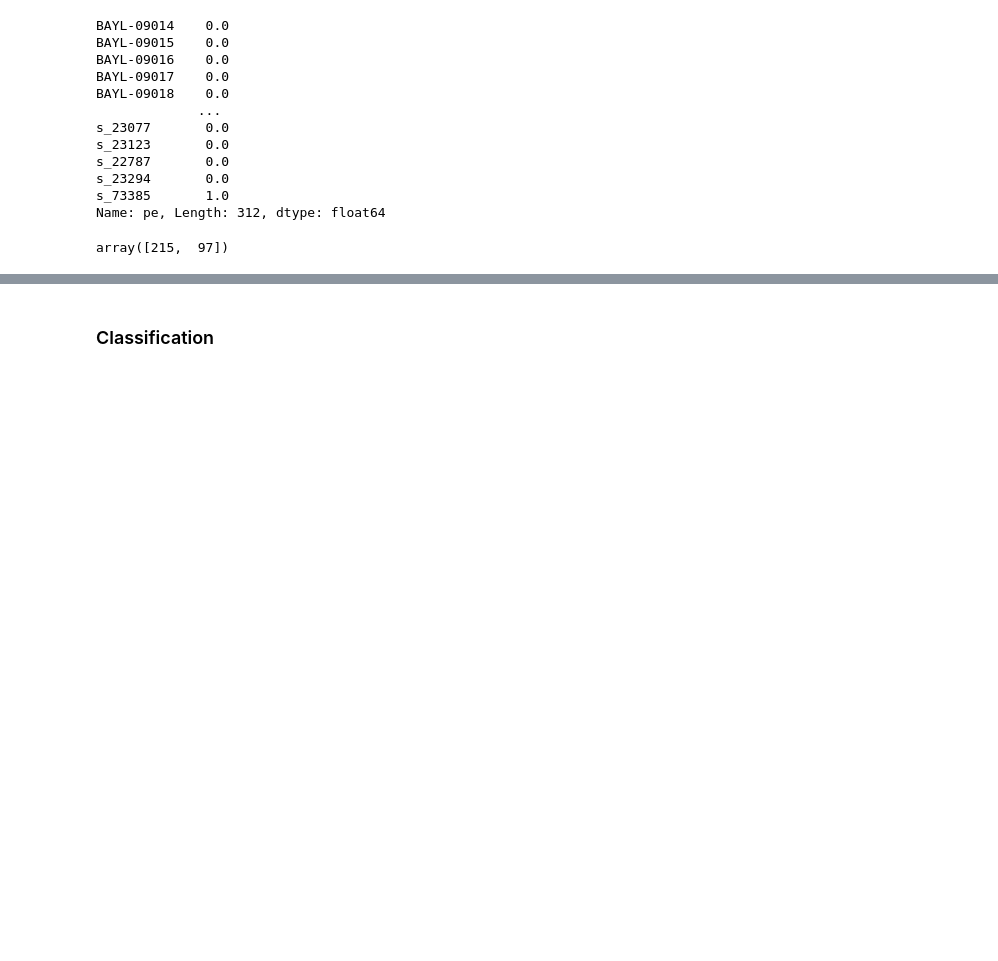
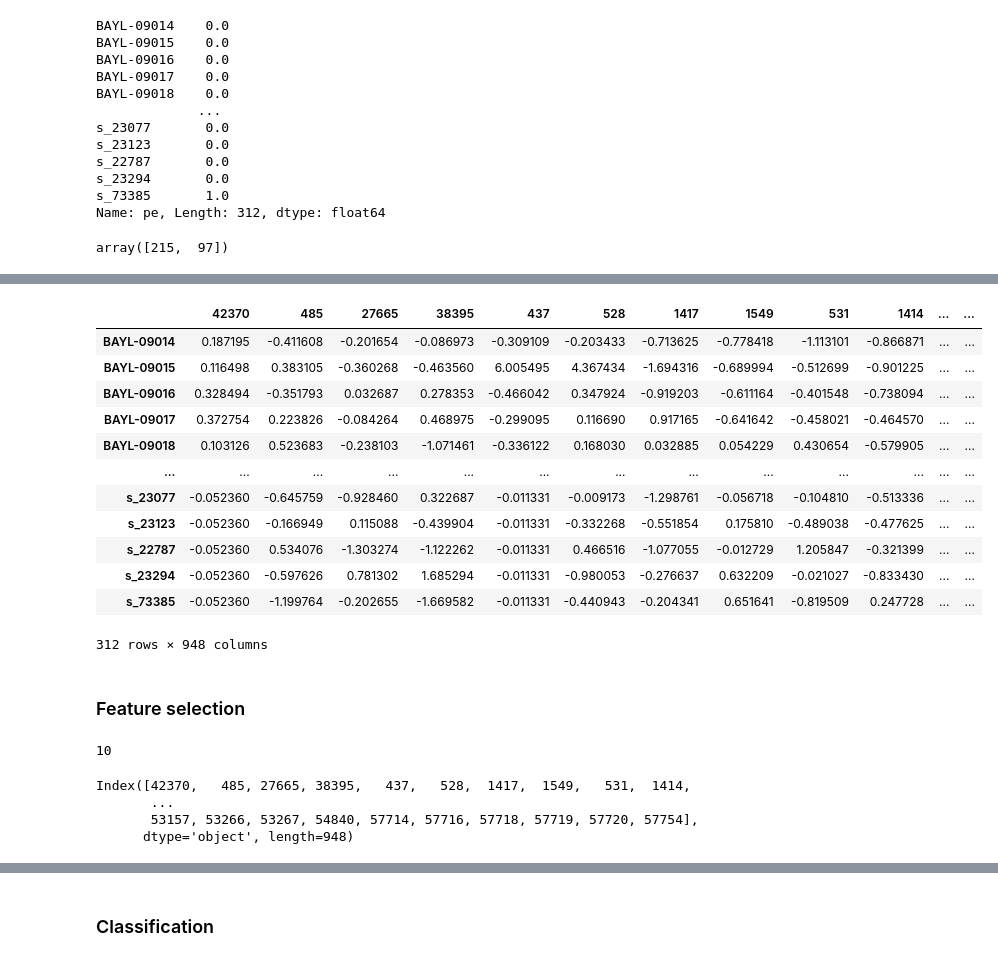
Before and after one commit to lucijamilicic/metabolomics_research, a Jupyter notebook: Metabolomics.ipynb, the cells around one changed output, grey strips where cells are left out. Saved outputs shown, nothing was run; the diff lists cells and outputs as text; code cells hidden in the pictures; blank space fills up the shorter version.

```diff
--- a/Metabolomics.ipynb
+++ b/Metabolomics.ipynb
@@ -302,0 +368,18 @@ df.head()
+# %%
+df
+# %% [output]
+|  | 42370 | 485 | 27665 | 38395 | 437 | 528 | 1417 | 1549 | 531 | 1414 | ... | ... |
+| BAYL-09014 | 0.187195 | -0.411608 | -0.201654 | -0.086973 | -0.309109 | -0.203433 | -0.713625 | -0.778418 | -1.113101 | -0.866871 | ... | ... |
+| BAYL-09015 | 0.116498 | 0.383105 | -0.360268 | -0.463560 | 6.005495 | 4.367434 | -1.694316 | -0.689994 | -0.512699 | -0.901225 | ... | ... |
+| BAYL-09016 | 0.328494 | -0.351793 | 0.032687 | 0.278353 | -0.466042 | 0.347924 | -0.919203 | -0.611164 | -0.401548 | -0.738094 | ... | ... |
+| BAYL-09017 | 0.372754 | 0.223826 | -0.084264 | 0.468975 | -0.299095 | 0.116690 | 0.917165 | -0.641642 | -0.458021 | -0.464570 | ... | ... |
+| BAYL-09018 | 0.103126 | 0.523683 | -0.238103 | -1.071461 | -0.336122 | 0.168030 | 0.032885 | 0.054229 | 0.430654 | -0.579905 | ... | ... |
+| ... | ... | ... | ... | ... | ... | ... | ... | ... | ... | ... | ... | ... |
+| s_23077 | -0.052360 | -0.645759 | -0.928460 | 0.322687 | -0.011331 | -0.009173 | -1.298761 | -0.056718 | -0.104810 | -0.513336 | ... | ... |
+| s_23123 | -0.052360 | -0.166949 | 0.115088 | -0.439904 | -0.011331 | -0.332268 | -0.551854 | 0.175810 | -0.489038 | -0.477625 | ... | ... |
+| s_22787 | -0.052360 | 0.534076 | -1.303274 | -1.122262 | -0.011331 | 0.466516 | -1.077055 | -0.012729 | 1.205847 | -0.321399 | ... | ... |
+| s_23294 | -0.052360 | -0.597626 | 0.781302 | 1.685294 | -0.011331 | -0.980053 | -0.276637 | 0.632209 | -0.021027 | -0.833430 | ... | ... |
+| s_73385 | -0.052360 | -1.199764 | -0.202655 | -1.669582 | -0.011331 | -0.440943 | -0.204341 | 0.651641 | -0.819509 | 0.247728 | ... | ... |
+312 rows × 948 columns
+# %% [markdown]
+### Feature selection
@@ -302,0 +396,11 @@ df.head()
+# %%
+len(solutions.iloc[0])
+# %% [output]
+10
+# %%
+df.columns
+# %% [output]
+Index([42370,   485, 27665, 38395,   437,   528,  1417,  1549,   531,  1414,
+       ...
+       53157, 53266, 53267, 54840, 57714, 57716, 57718, 57719, 57720, 57754],
+      dtype='object', length=948)
```
Also changed, not shown: parts of 69 cells of this notebook.
